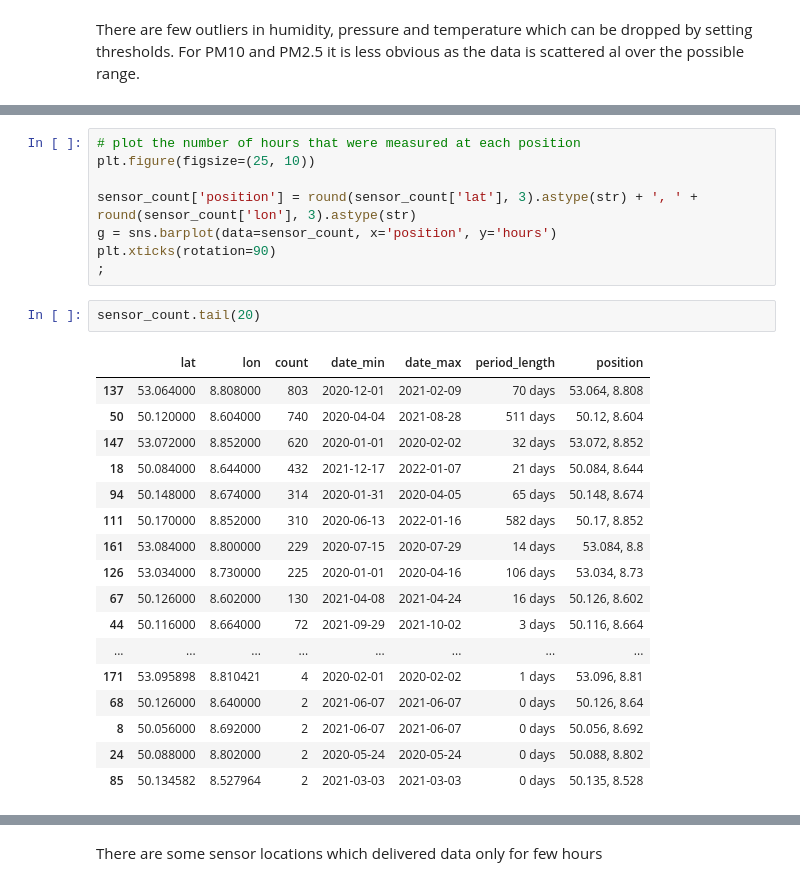
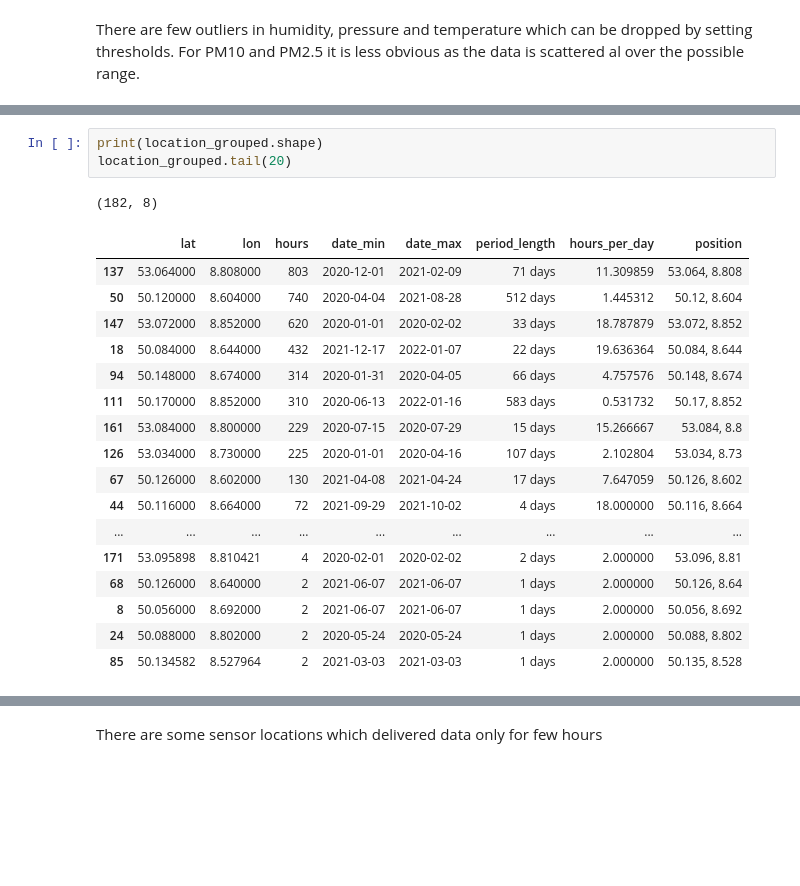
Before and after one commit to j-herbig/air-pollution, a Jupyter notebook: notebooks/EDA_johannes.ipynb, the cells around one changed output, grey strips where cells are left out. Drawn from its saved outputs; the diff is of its cells as text; blank space fills up the shorter version.

```diff
--- a/notebooks/EDA_johannes.ipynb
+++ b/notebooks/EDA_johannes.ipynb
@@ -299,32 +301,26 @@ plt.xticks(rotation=90)
 # %% [output]
 ''
 [figure]
-# %%
-# plot the number of hours that were measured at each position
-plt.figure(figsize=(25, 10))
-
-sensor_count['position'] = round(sensor_count['lat'], 3).astype(str) + ', ' + round(sensor_count['lon'], 3).astype(str)
-g = sns.barplot(data=sensor_count, x='position', y='hours')
-plt.xticks(rotation=90)
-;
-# %%
-sensor_count.tail(20)
-# %% [output]
-|  | lat | lon | count | date_min | date_max | period_length | position |
-| 137 | 53.064000 | 8.808000 | 803 | 2020-12-01 | 2021-02-09 | 70 days | 53.064, 8.808 |
-| 50 | 50.120000 | 8.604000 | 740 | 2020-04-04 | 2021-08-28 | 511 days | 50.12, 8.604 |
-| 147 | 53.072000 | 8.852000 | 620 | 2020-01-01 | 2020-02-02 | 32 days | 53.072, 8.852 |
-| 18 | 50.084000 | 8.644000 | 432 | 2021-12-17 | 2022-01-07 | 21 days | 50.084, 8.644 |
-| 94 | 50.148000 | 8.674000 | 314 | 2020-01-31 | 2020-04-05 | 65 days | 50.148, 8.674 |
-| 111 | 50.170000 | 8.852000 | 310 | 2020-06-13 | 2022-01-16 | 582 days | 50.17, 8.852 |
-| 161 | 53.084000 | 8.800000 | 229 | 2020-07-15 | 2020-07-29 | 14 days | 53.084, 8.8 |
-| 126 | 53.034000 | 8.730000 | 225 | 2020-01-01 | 2020-04-16 | 106 days | 53.034, 8.73 |
-| 67 | 50.126000 | 8.602000 | 130 | 2021-04-08 | 2021-04-24 | 16 days | 50.126, 8.602 |
-| 44 | 50.116000 | 8.664000 | 72 | 2021-09-29 | 2021-10-02 | 3 days | 50.116, 8.664 |
-| ... | ... | ... | ... | ... | ... | ... | ... |
-| 171 | 53.095898 | 8.810421 | 4 | 2020-02-01 | 2020-02-02 | 1 days | 53.096, 8.81 |
-| 68 | 50.126000 | 8.640000 | 2 | 2021-06-07 | 2021-06-07 | 0 days | 50.126, 8.64 |
-| 8 | 50.056000 | 8.692000 | 2 | 2021-06-07 | 2021-06-07 | 0 days | 50.056, 8.692 |
-| 24 | 50.088000 | 8.802000 | 2 | 2020-05-24 | 2020-05-24 | 0 days | 50.088, 8.802 |
-| 85 | 50.134582 | 8.527964 | 2 | 2021-03-03 | 2021-03-03 | 0 days | 50.135, 8.528 |
+# %%
+print(location_grouped.shape)
+location_grouped.tail(20)
+# %% [output]
+(182, 8)
+|  | lat | lon | hours | date_min | date_max | period_length | hours_per_day | position |
+| 137 | 53.064000 | 8.808000 | 803 | 2020-12-01 | 2021-02-09 | 71 days | 11.309859 | 53.064, 8.808 |
+| 50 | 50.120000 | 8.604000 | 740 | 2020-04-04 | 2021-08-28 | 512 days | 1.445312 | 50.12, 8.604 |
+| 147 | 53.072000 | 8.852000 | 620 | 2020-01-01 | 2020-02-02 | 33 days | 18.787879 | 53.072, 8.852 |
+| 18 | 50.084000 | 8.644000 | 432 | 2021-12-17 | 2022-01-07 | 22 days | 19.636364 | 50.084, 8.644 |
+| 94 | 50.148000 | 8.674000 | 314 | 2020-01-31 | 2020-04-05 | 66 days | 4.757576 | 50.148, 8.674 |
+| 111 | 50.170000 | 8.852000 | 310 | 2020-06-13 | 2022-01-16 | 583 days | 0.531732 | 50.17, 8.852 |
+| 161 | 53.084000 | 8.800000 | 229 | 2020-07-15 | 2020-07-29 | 15 days | 15.266667 | 53.084, 8.8 |
+| 126 | 53.034000 | 8.730000 | 225 | 2020-01-01 | 2020-04-16 | 107 days | 2.102804 | 53.034, 8.73 |
+| 67 | 50.126000 | 8.602000 | 130 | 2021-04-08 | 2021-04-24 | 17 days | 7.647059 | 50.126, 8.602 |
+| 44 | 50.116000 | 8.664000 | 72 | 2021-09-29 | 2021-10-02 | 4 days | 18.000000 | 50.116, 8.664 |
+| ... | ... | ... | ... | ... | ... | ... | ... | ... |
+| 171 | 53.095898 | 8.810421 | 4 | 2020-02-01 | 2020-02-02 | 2 days | 2.000000 | 53.096, 8.81 |
+| 68 | 50.126000 | 8.640000 | 2 | 2021-06-07 | 2021-06-07 | 1 days | 2.000000 | 50.126, 8.64 |
+| 8 | 50.056000 | 8.692000 | 2 | 2021-06-07 | 2021-06-07 | 1 days | 2.000000 | 50.056, 8.692 |
+| 24 | 50.088000 | 8.802000 | 2 | 2020-05-24 | 2020-05-24 | 1 days | 2.000000 | 50.088, 8.802 |
+| 85 | 50.134582 | 8.527964 | 2 | 2021-03-03 | 2021-03-03 | 1 days | 2.000000 | 50.135, 8.528 |
 # %%
```
Also changed, not shown: parts of 9 cells of this notebook.
